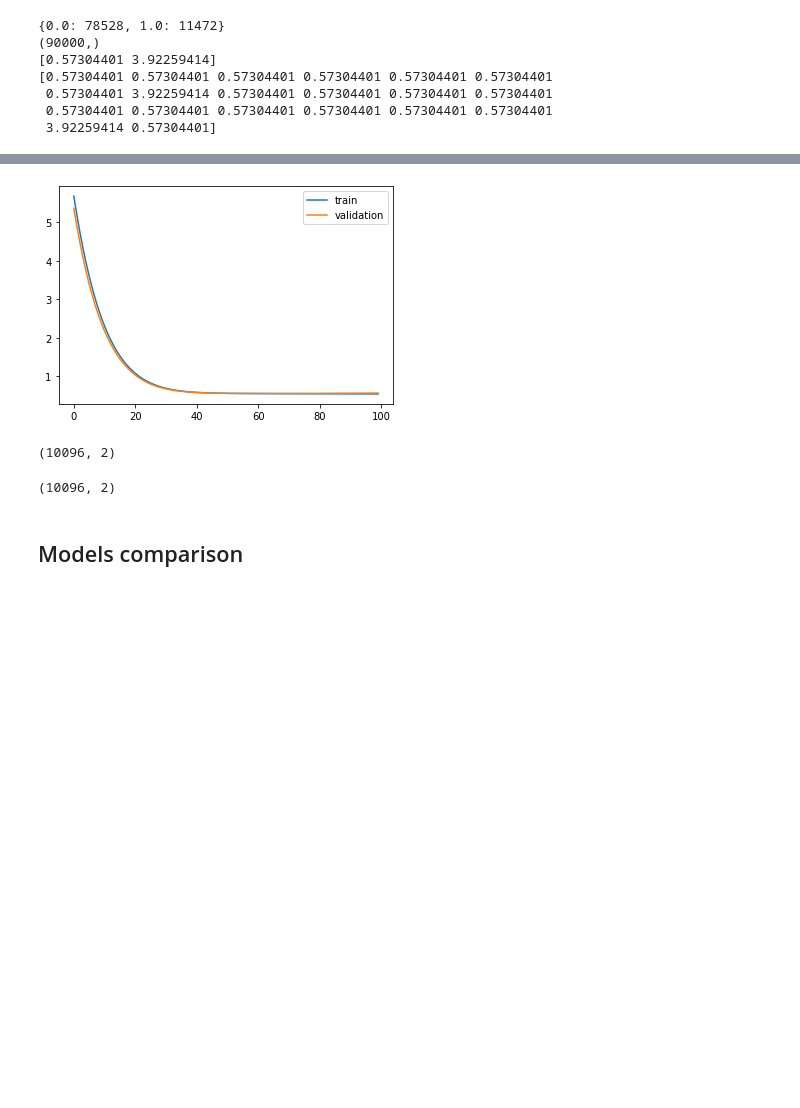
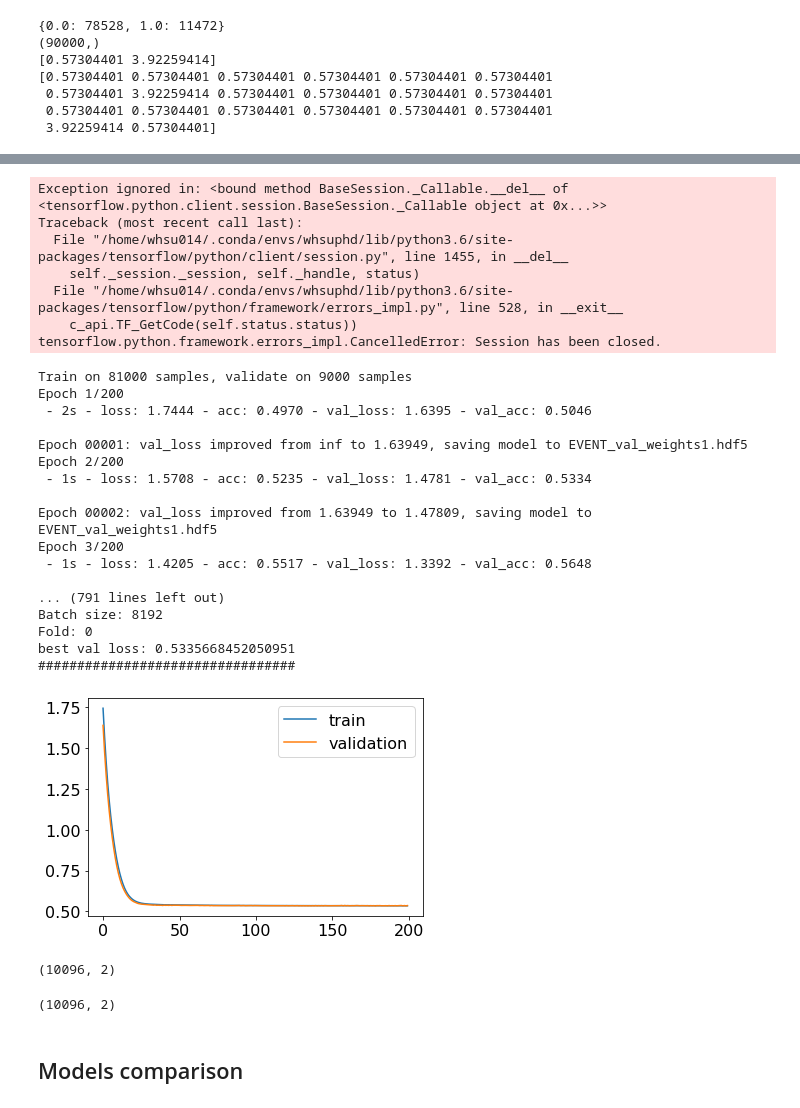
Before and after one commit to WilliamHsuNz/MLRIG, a Jupyter notebook: Experiments/EVENT_LSTM_SimpleRNN.ipynb, the cells around one changed output, grey strips where cells are left out. Drawn from its saved outputs; the diff is of its cells as text; code cells hidden in the pictures; blank space fills up the shorter version.

Commit message:
Feature imp_fatal_cvd patch

```diff
--- a/Experiments/EVENT_LSTM_SimpleRNN.ipynb
+++ b/Experiments/EVENT_LSTM_SimpleRNN.ipynb
@@ -145,6 +134,7 @@ Non-CVD death (test):    648
 # %%
 # set up training set
-view_1hot_df = feather.read_dataframe("/home/whsu014/data/view_1hot_nona_len29_float_age_impute_and_True_HG_100096inds.feather")
+#view_1hot_df = feather.read_dataframe("/home/whsu014/data/view_1hot_nona_len29_float_age_impute_and_True_HG_100096inds.feather")
+view_1hot_df = feather.read_dataframe("/home/whsu014/data/view_imp_fatal_cvd_patched_100096inds.feather")
 print(view_1hot_df.columns)
 print(view_1hot_df.shape)
 
@@ -165,7 +155,9 @@ print(train_v.shape)
 print(train_v.shape[0]/28)
 
 # set up test set
-test_df = feather.read_dataframe("/home/whsu014/data/Test_set_with_TRUE_10096inds.feather")
+#test_df = feather.read_dataframe("/home/whsu014/data/Test_set_with_TRUE_10096inds.feather")
+test_df = feather.read_dataframe("/home/whsu014/data/test_imp_fatal_cvd_patched_10096inds.feather")
+
 print(test_df.columns)
 print(test_df.shape)
 print("Number of inds:", len(test_df['VSIMPLE_INDEX_MASTER'].unique()))
@@ -214,8 +229,8 @@ print(test_v.shape[0]/8)
 # u is the mean of the training samples
 # s is the standard devidation of the training samples
 scaler = StandardScaler()
-scaled_train = scaler.fit_transform(train_v)
-scaled_test = scaler.transform(test_v)
+scaled_train = scaler.fit_transform(train_)
+scaled_test = scaler.transform(test_)
 # %%
 print("Number of days:", view_1hot_df.columns.get_loc('NUMBER_OF_DAYS'))
 print("Acute adm:", view_1hot_df.columns.get_loc('ACUTE_ADM'))
@@ -270,14 +296,8 @@ def setup_xy(time_series, scaled_time_series, train_or_test):
     return x_, y_
 # %%
-x_train, y_train = setup_xy(train_v, scaled_train, "train")
-x_test, y_test = setup_xy(test_v, scaled_test, "train") # using "train" as prediction window not removed prior to setup()
-#######################################################
-# code for removing prediction window before scaling
-#######################################################
-#x_test, y_test = setup_xy(test_, scaled_test, "test")
-#x_test = np.empty((test_v.shape[0]//8, 8, test_v.shape[1]))
-#for i in range(test_v.shape[0]//8):
-#    x_test[i] = scaled_test[(i*8):((i+1)*8), :]
+x_train, y_train = setup_xy(train_v, scaled_train)
+x_test, y_test = setup_xy(test_v, scaled_test)
+
 print(x_train.shape)
 print(y_train.shape)
 print(x_test.shape)
@@ -325,9 +358,17 @@ num_per_fold = x_train.shape[0]//10
 print(num_per_fold)
 #####################################
 #LSTM
-units = 16
-batch_s = 16384
-L2_1 = 0.05441600579314996
+#units = 16
+#batch_s = 16384
+#L2_1 = 0.05441600579314996
+#After imp_fatal_cvd patch
+#units = 32
+#batch_s = 16384
+#L2_1 = 0.0642170047601527
+#Search with Sample weight
+#units = 16
+#batch_s = 16384
+#L2_1 = 0.6691108365625354
 #####################################
 #L2_2 = 2.092561938722815e-05
 #lr = 0.04113387739738984
@@ -337,6 +378,10 @@ L2_1 = 0.05441600579314996
 #units = 8 #2
 #batch_s = 8192 #256
 #L2_1 = 0.10788586002261571
+# after imp_fatal_cvd patch
+units = 4
+batch_s = 8192
+L2_1 = 0.13182753578641435
 ######################################
 
 for f in range(1):#10
@@ -354,7 +399,7 @@ for f in range(1):#10
     #config.gpu_options.visible_device_list='1'
     with tf.Session(config = tf.ConfigProto(log_device_placement = True)):
         model = Sequential()
-        model.add(CuDNNLSTM(units,
+        model.add(SimpleRNN(units,
                             kernel_regularizer=regularizers.l2(L2_1),
                             #return_sequences=True,
                             input_shape=(8, 182))) #20 , 27
@@ -373,7 +418,7 @@ for f in range(1):#10
                                             monitor='val_loss', verbose=1,
                                             save_best_only=True)
         history = model.fit(train_x_lstm, train_y_lstm, batch_size=batch_s,
-                            epochs=100, validation_split=0.1,
+                            epochs=200, validation_split=0.1,
                             callbacks=[val_checkpointer],
                             verbose=2,
                             shuffle=False,
@@ -418,5 +447,29 @@ best val loss: 0.5579652786254883
+Exception ignored in: <bound method BaseSession._Callable.__del__ of <tensorflow.python.client.session.BaseSession._Callable object at 0x...>>
+Traceback (most recent call last):
+  File "/home/whsu014/.conda/envs/whsuphd/lib/python3.6/site-packages/tensorflow/python/client/session.py", line 1455, in __del__
+    self._session._session, self._handle, status)
+  File "/home/whsu014/.conda/envs/whsuphd/lib/python3.6/site-packages/tensorflow/python/framework/errors_impl.py", line 528, in __exit__
+    c_api.TF_GetCode(self.status.status))
+tensorflow.python.framework.errors_impl.CancelledError: Session has been closed.
+Train on 81000 samples, validate on 9000 samples
+Epoch 1/200
+ - 2s - loss: 1.7444 - acc: 0.4970 - val_loss: 1.6395 - val_acc: 0.5046
+
+Epoch 00001: val_loss improved from inf to 1.63949, saving model to EVENT_val_weights1.hdf5
+Epoch 2/200
+ - 1s - loss: 1.5708 - acc: 0.5235 - val_loss: 1.4781 - val_acc: 0.5334
+
+Epoch 00002: val_loss improved from 1.63949 to 1.47809, saving model to EVENT_val_weights1.hdf5
+Epoch 3/200
+ - 1s - loss: 1.4205 - acc: 0.5517 - val_loss: 1.3392 - val_acc: 0.5648
+
+... (791 lines left out)
+Batch size: 8192
+Fold: 0
+best val loss: 0.5335668452050951
+#################################
-[figure, old version]
+[figure, new version]
-(10096, 2)
+(10096, 2)
 # %%
 print(yhat_test.shape)
 yhat_test_df = pd.DataFrame(yhat_test)
```
Also changed, not shown: parts of 39 cells of this notebook.
